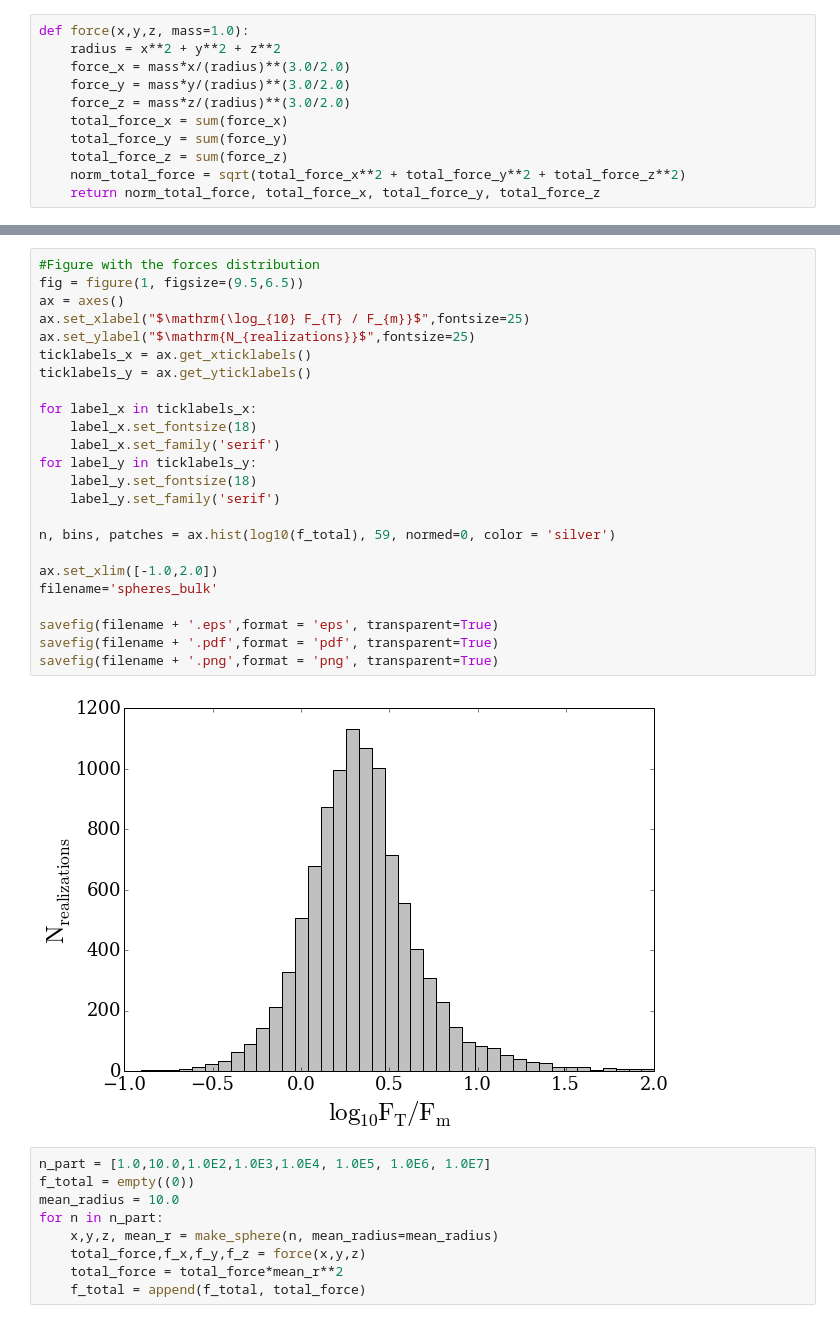
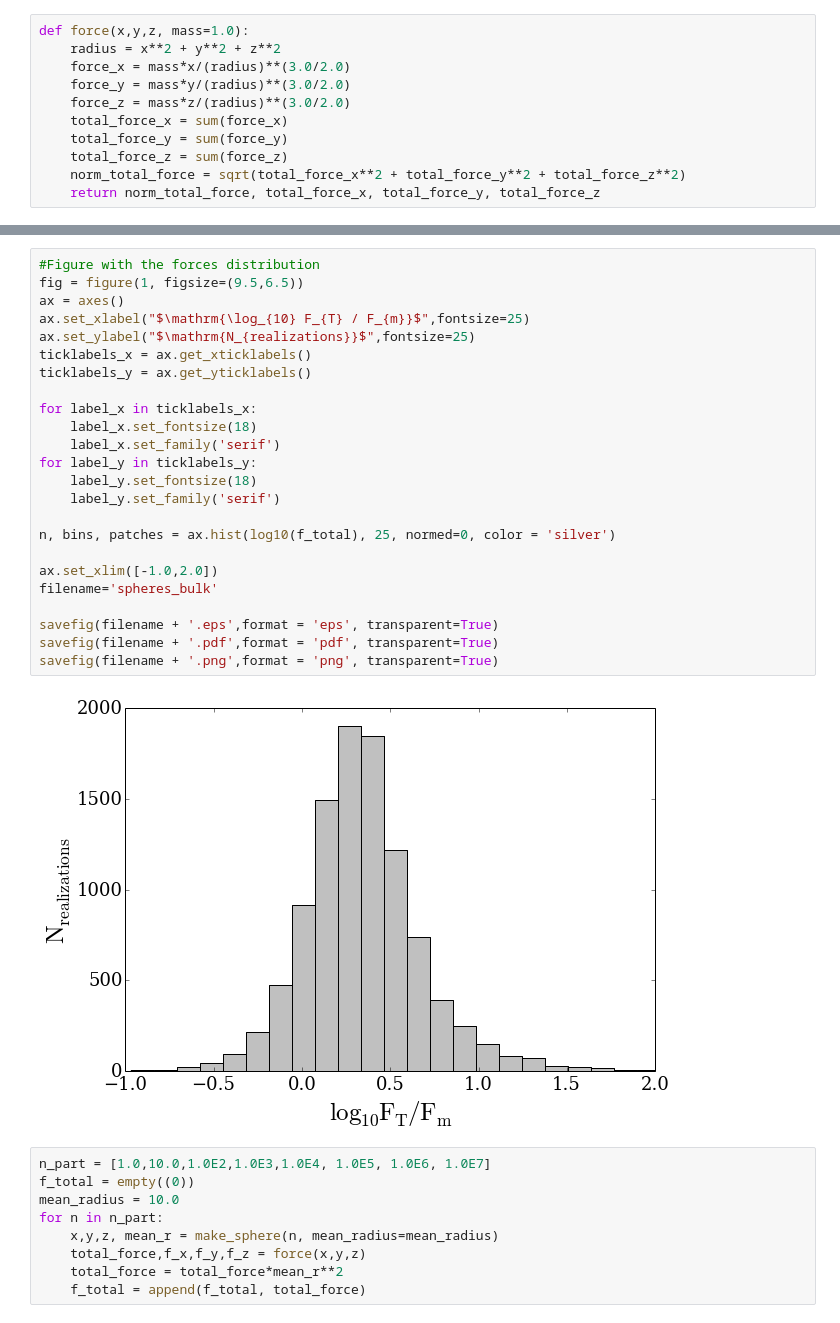
Before and after one commit to forero/spheres, a Jupyter notebook: code/spheres.ipynb, the cells around one changed output, grey strips where cells are left out. Drawn from its saved outputs; the diff is of its cells as text.

```diff
--- a/code/spheres.ipynb
+++ b/code/spheres.ipynb
@@ -58,29 +57,29 @@ print median(f_total)
 # %%
 #Figure with the forces distribution
 fig = figure(1, figsize=(9.5,6.5))
 ax = axes()
 ax.set_xlabel("$\mathrm{\log_{10} F_{T} / F_{m}}$",fontsize=25)
 ax.set_ylabel("$\mathrm{N_{realizations}}$",fontsize=25)
 ticklabels_x = ax.get_xticklabels()
 ticklabels_y = ax.get_yticklabels()
 
 for label_x in ticklabels_x:
     label_x.set_fontsize(18)
     label_x.set_family('serif')
 for label_y in ticklabels_y:
     label_y.set_fontsize(18)
     label_y.set_family('serif')
 
-n, bins, patches = ax.hist(log10(f_total), 59, normed=0, color = 'silver')
+n, bins, patches = ax.hist(log10(f_total), 25, normed=0, color = 'silver')
 
 ax.set_xlim([-1.0,2.0])
 filename='spheres_bulk'
 
 savefig(filename + '.eps',format = 'eps', transparent=True)
 savefig(filename + '.pdf',format = 'pdf', transparent=True)
 savefig(filename + '.png',format = 'png', transparent=True)
 # %% [output]
-[figure, old version]
+[figure, new version]
 # %%
 n_part = [1.0,10.0,1.0E2,1.0E3,1.0E4, 1.0E5, 1.0E6, 1.0E7]
 f_total = empty((0))
```
Also changed, not shown: parts of 13 cells of this notebook.
